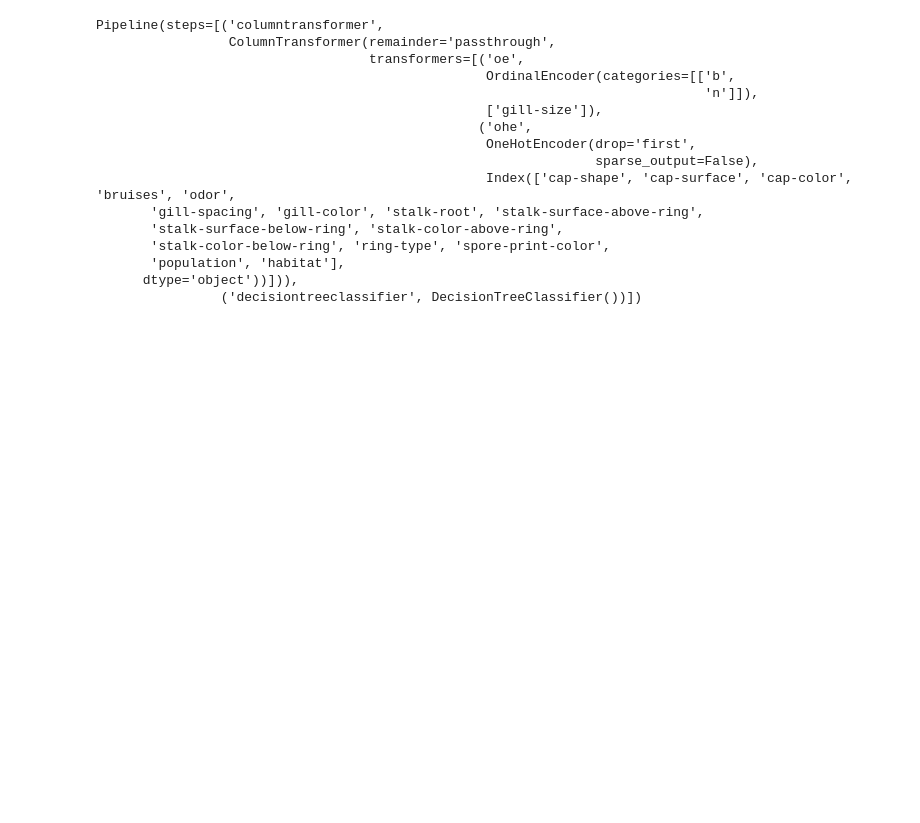
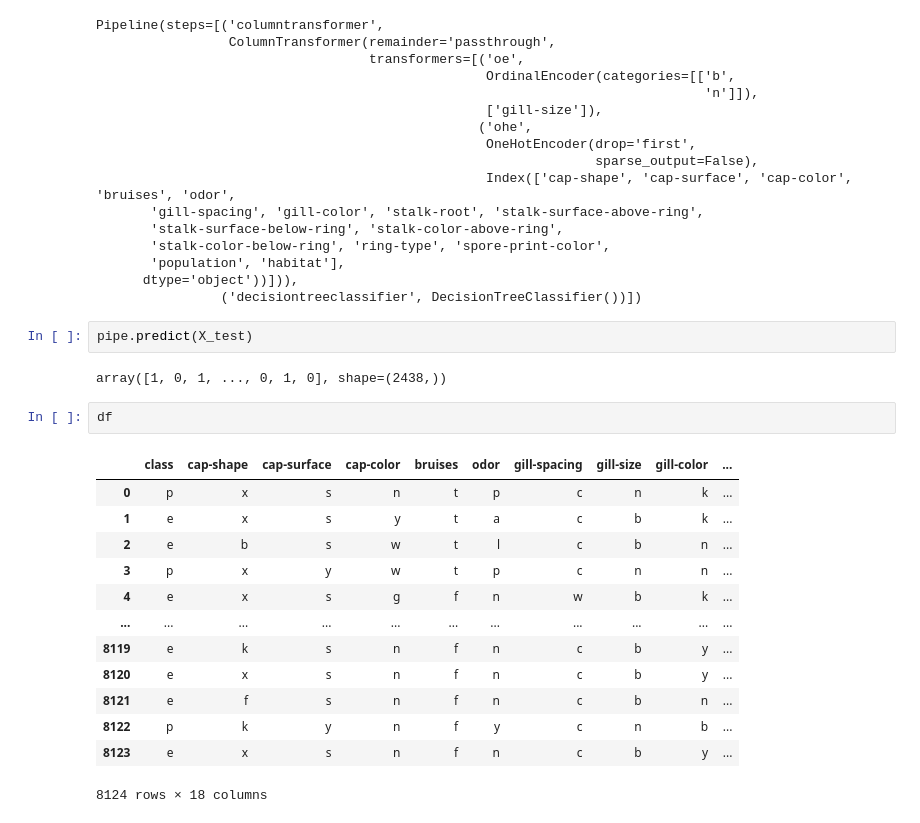
Before and after one commit to SajidHameed223/Machine_Learning, a Jupyter notebook: Feature Engineering/Data Encoding/Transformer_with_machine_pipelines.ipynb, the cells around one changed output. Saved outputs shown, nothing was run; the diff lists cells and outputs as text; blank space fills up the shorter version.

```diff
--- a/Feature Engineering/Data Encoding/Transformer_with_machine_pipelines.ipynb
+++ b/Feature Engineering/Data Encoding/Transformer_with_machine_pipelines.ipynb
@@ -72,3 +72,23 @@ Pipeline(steps=[('columntransformer',
        'population', 'habitat'],
       dtype='object'))])),
                 ('decisiontreeclassifier', DecisionTreeClassifier())])
+# %%
+pipe.predict(X_test)
+# %% [output]
+array([1, 0, 1, ..., 0, 1, 0], shape=(2438,))
+# %%
+df
+# %% [output]
+|  | class | cap-shape | cap-surface | cap-color | bruises | odor | gill-spacing | gill-size | gill-color | ... |
+| 0 | p | x | s | n | t | p | c | n | k | ... |
+| 1 | e | x | s | y | t | a | c | b | k | ... |
+| 2 | e | b | s | w | t | l | c | b | n | ... |
+| 3 | p | x | y | w | t | p | c | n | n | ... |
+| 4 | e | x | s | g | f | n | w | b | k | ... |
+| ... | ... | ... | ... | ... | ... | ... | ... | ... | ... | ... |
+| 8119 | e | k | s | n | f | n | c | b | y | ... |
+| 8120 | e | x | s | n | f | n | c | b | y | ... |
+| 8121 | e | f | s | n | f | n | c | b | n | ... |
+| 8122 | p | k | y | n | f | y | c | n | b | ... |
+| 8123 | e | x | s | n | f | n | c | b | y | ... |
+8124 rows × 18 columns
```
Also changed, not shown: parts of 2 cells of this notebook, 2 other files.
